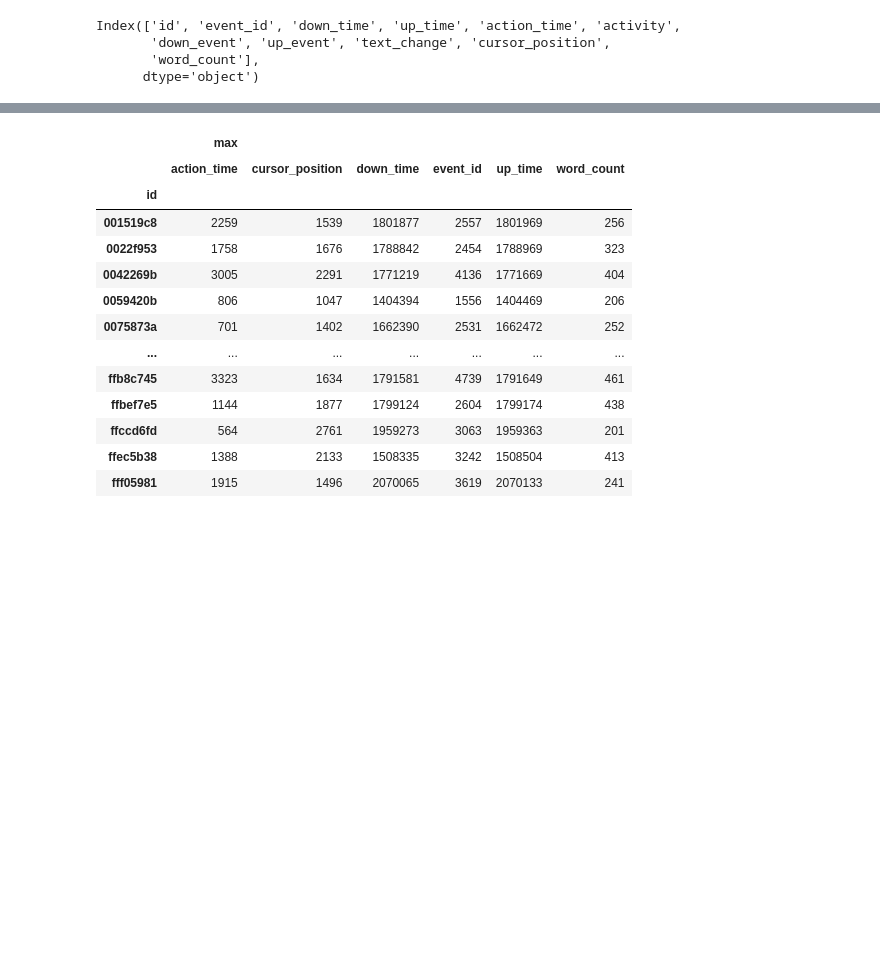
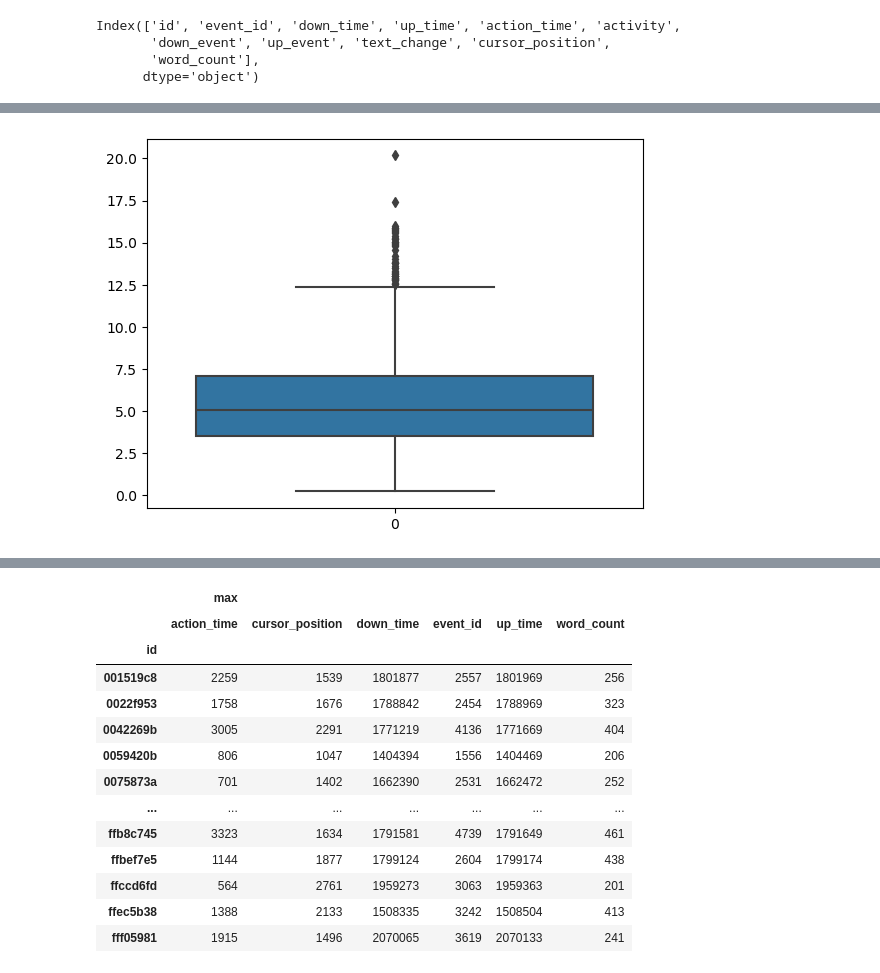
Before and after one commit to dvdhartsman/writing_processes_to_quality, a Jupyter notebook: Writing_Processes.ipynb, the cells around one changed output, grey strips where cells are left out. Cells and saved outputs as stored; diff of their text form; code cells hidden in the pictures; blank space fills up the shorter version.

```diff
--- a/Writing_Processes.ipynb
+++ b/Writing_Processes.ipynb
@@ -355,0 +693,4 @@ df.loc[df['id'] == '001519c8', 'down_time'].max()/1000/60
+# %%
+sns.boxplot(data=df.groupby('id')["action_time"].sum()/1000/60);
+# %% [output]
+[figure, added]
```
Also changed, not shown: parts of 156 cells of this notebook.
